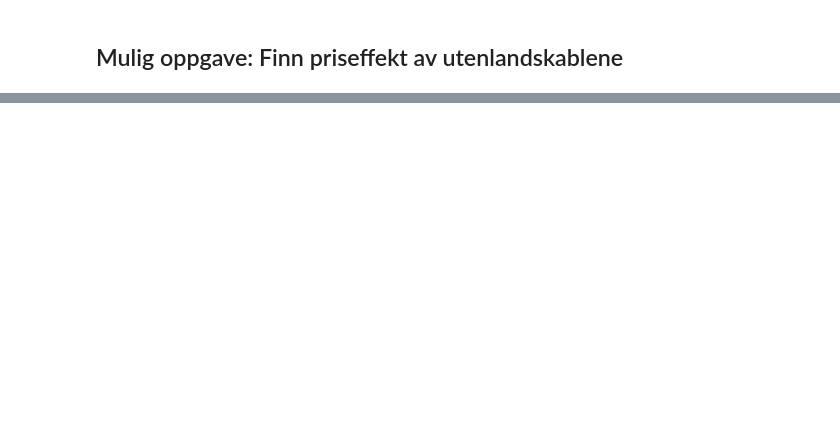
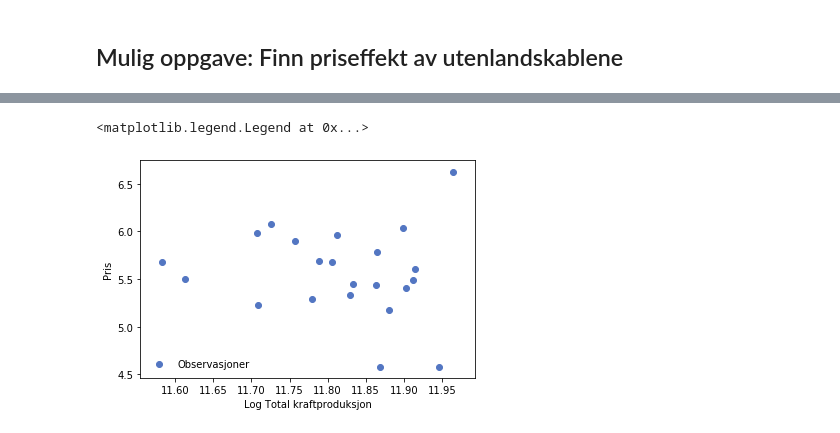
Before and after one commit to espensirnes/public, a Jupyter notebook: el.ipynb, the cells around one changed output, grey strips where cells are left out. Cells and saved outputs as stored; diff of their text form; code cells hidden in the pictures; blank space fills up the shorter version.

```diff
--- a/el.ipynb
+++ b/el.ipynb
@@ -286,0 +309,6 @@ Notes:
+# %%
+import pandas as pd
+data_annual = pd.read_csv("årlig kraft pris-prod.csv", sep=';')
+data_annual['Log produksjon i alt']=np.log(data_annual['Produksjon i alt'])
+data_annual['Log Oslo']=np.log(data_annual['Oslo'])
+data_annual
@@ -286,0 +333,14 @@ Notes:
+# %%
+fig,ax=plt.subplots()
+
+ax.set_ylabel('Pris')
+ax.set_xlabel('Log Total kraftproduksjon')
+
+
+
+ax.scatter((data_annual['Log produksjon i alt']), data_annual['Log Oslo'], label='Observasjoner', color='#5376c2')
+
+ax.legend(loc='lower left',frameon=False)
+# %% [output]
+<matplotlib.legend.Legend at 0x...>
+[figure, added]
```
Also changed, not shown: parts of 15 cells of this notebook, 2 other files.
